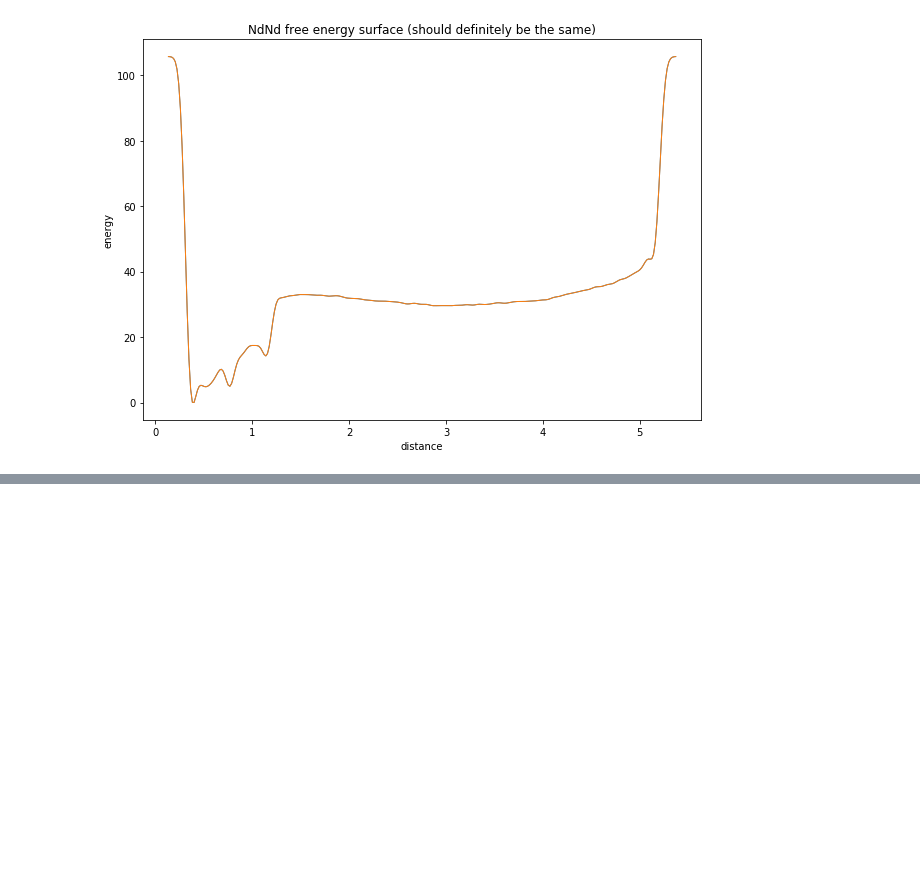
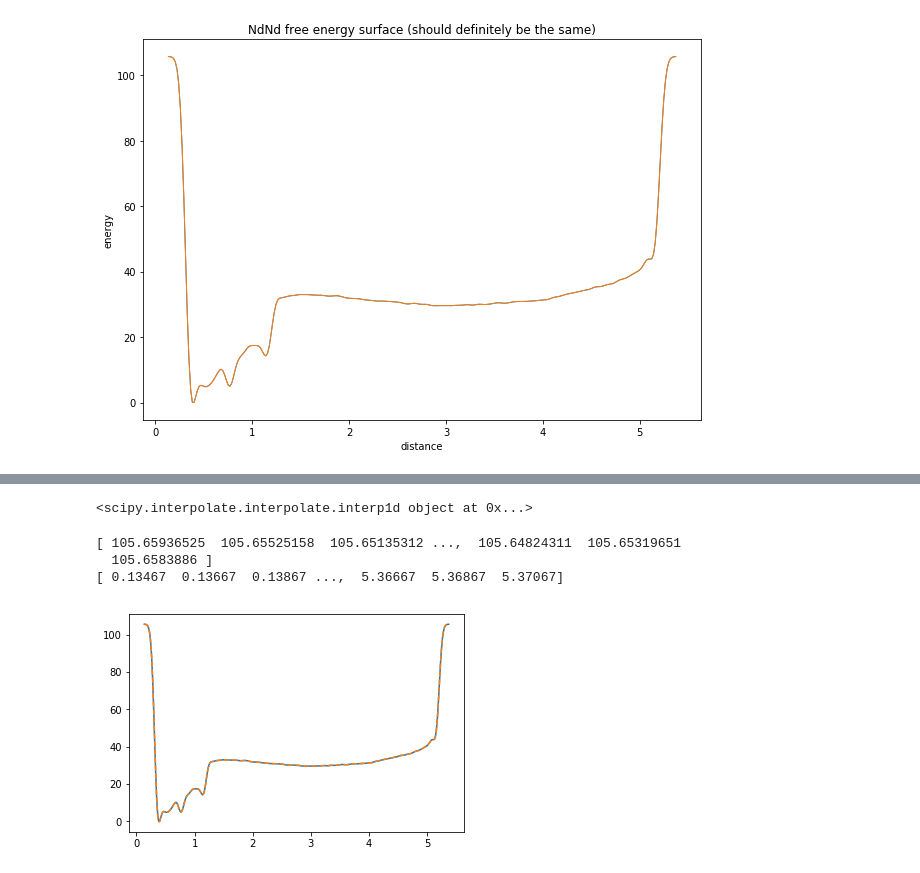
Before and after one commit to garrettd2225/Triazine-project, a Jupyter notebook: Metad_graphs_idunno.ipynb, the cells around one changed output, grey strips where cells are left out. Saved outputs shown, nothing was run; the diff lists cells and outputs as text; code cells hidden in the pictures; blank space fills up the shorter version.

```diff
--- a/Metad_graphs_idunno.ipynb
+++ b/Metad_graphs_idunno.ipynb
@@ -34,8 +28,7 @@ for i in range(1,11):
     data2=pd.read_csv(filename2,skiprows=5,names=['distance','energy','error'],delim_whitespace=True)
 
     plt.figure(figsize=(10,7))
-    plt.plot(data1['distance'],data1['energy'], lw=1)
-    plt.plot(data2['distance'],data2['energy'], lw=1)
+    plt.plot(data1['distance'],data1['energy'],data2['distance'],data2['energy'], lw=1)
     plt.xlabel('distance')
     plt.ylabel('energy')
     plt.title(listofinteractions[i-1]+' free energy surface (should definitely be the same)')
@@ -53,0 +65,20 @@ for i in range(1,11):
+# %%
+f=interp1d(data1['distance'],data1['energy'],kind='cubic',fill_value='extrapolate')
+print(f)
+# %% [output]
+<scipy.interpolate.interpolate.interp1d object at 0x...>
+# %%
+xnew=np.arange(data1['distance'].min(),data1['distance'].max(),0.002)
+# %%
+ynew=f(xnew)
+print(ynew)
+print(xnew)
+# %% [output]
+[ 105.65936525  105.65525158  105.65135312 ...,  105.64824311  105.65319651
+  105.6583886 ]
+[ 0.13467  0.13667  0.13867 ...,  5.36667  5.36867  5.37067]
+# %%
+plt.plot(data1['distance'],data1['energy'],xnew,ynew,'--')
+plt.show()
+# %% [output]
+[figure, added]
```
Also changed, not shown: parts of 8 cells of this notebook.
